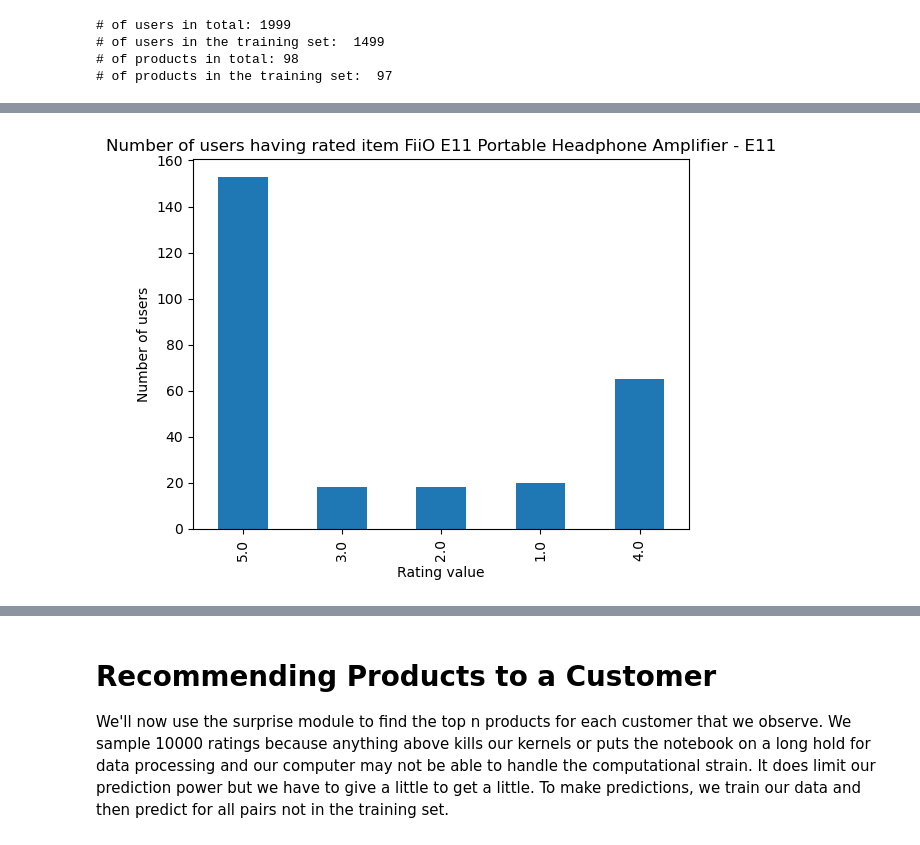
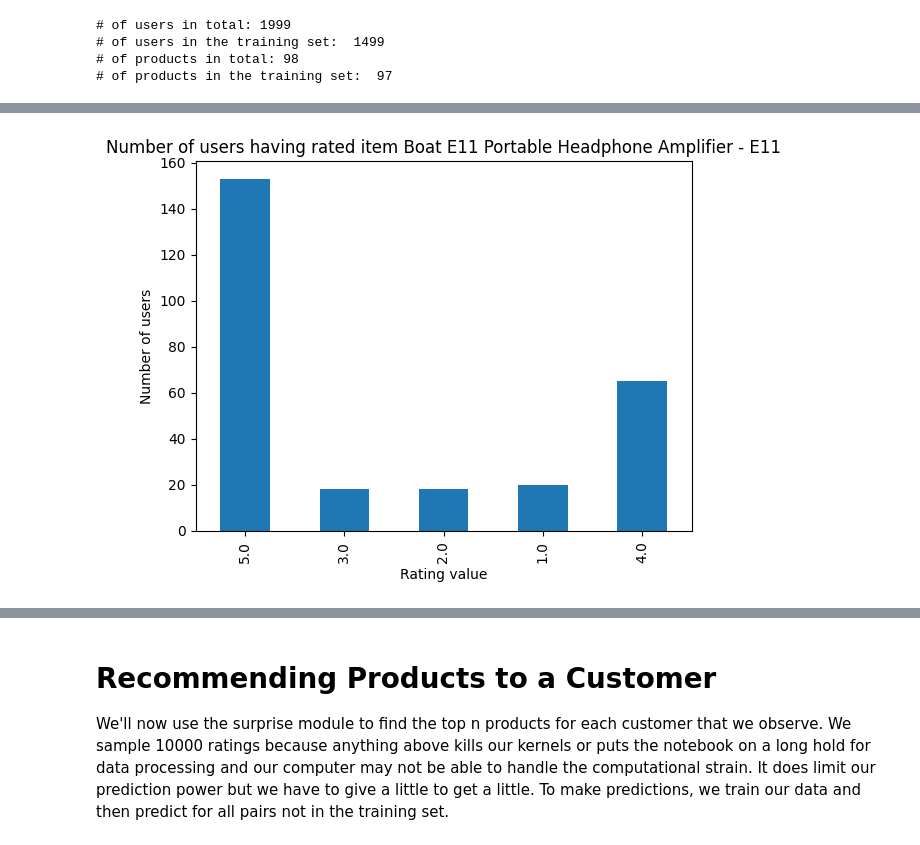
Before and after one commit to dhruvm149/Flipkart-Grid, a Jupyter notebook: model/Collaborative recommender model.ipynb, the cells around one changed output, grey strips where cells are left out. Saved outputs shown, nothing was run; the diff lists cells and outputs as text; code cells hidden in the pictures.

```diff
--- a/model/Collaborative recommender model.ipynb
+++ b/model/Collaborative recommender model.ipynb
@@ -588,12 +590,12 @@ worst_predictions
 # %%
-counter = Counter([r for (_, r) in trainset.ir[trainset.to_inner_iid('FiiO E11 Portable Headphone Amplifier - E11')]])
+counter = Counter([r for (_, r) in trainset.ir[trainset.to_inner_iid('Boat E11 Portable Headphone Amplifier - E11')]])
 pd.DataFrame.from_dict(counter, orient='index').plot(kind='bar', legend=False)
 plt.xlabel('Rating value')
 plt.ylabel('Number of users')
-plt.title('Number of users having rated item FiiO E11 Portable Headphone Amplifier - E11')
+plt.title('Number of users having rated item Boat E11 Portable Headphone Amplifier - E11')
 plt.show()
 # %% [output]
-[figure, old version]
+[figure, new version]
 # %%
 temp_df[['rui', 'est']].plot(kind='hist', alpha=0.5)
 plt.title('Estimated Ratings (est) vs True Ratings (rui)')
```
Also changed, not shown: parts of 28 cells of this notebook.
